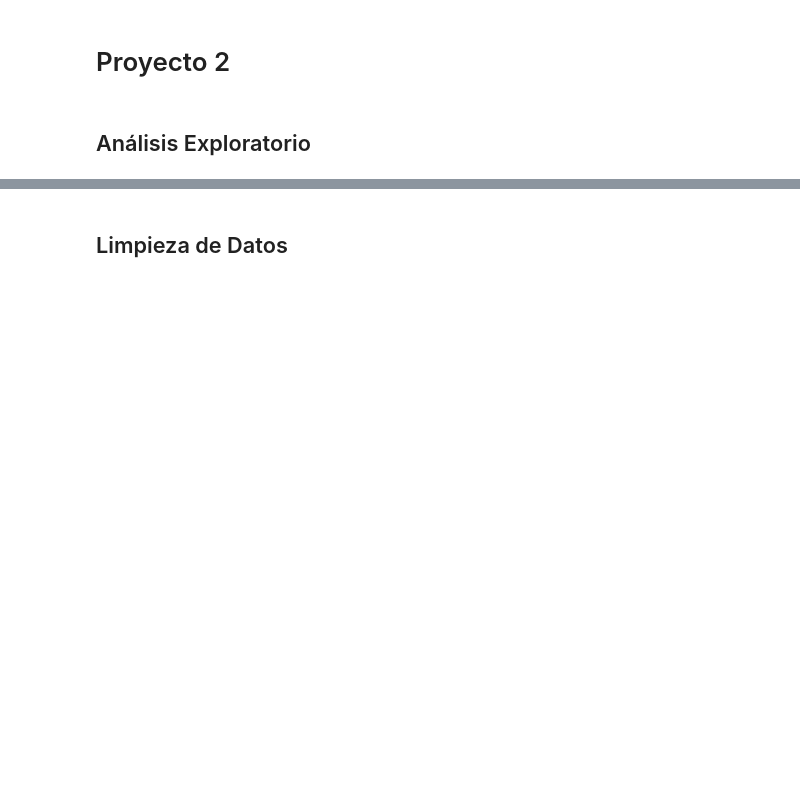
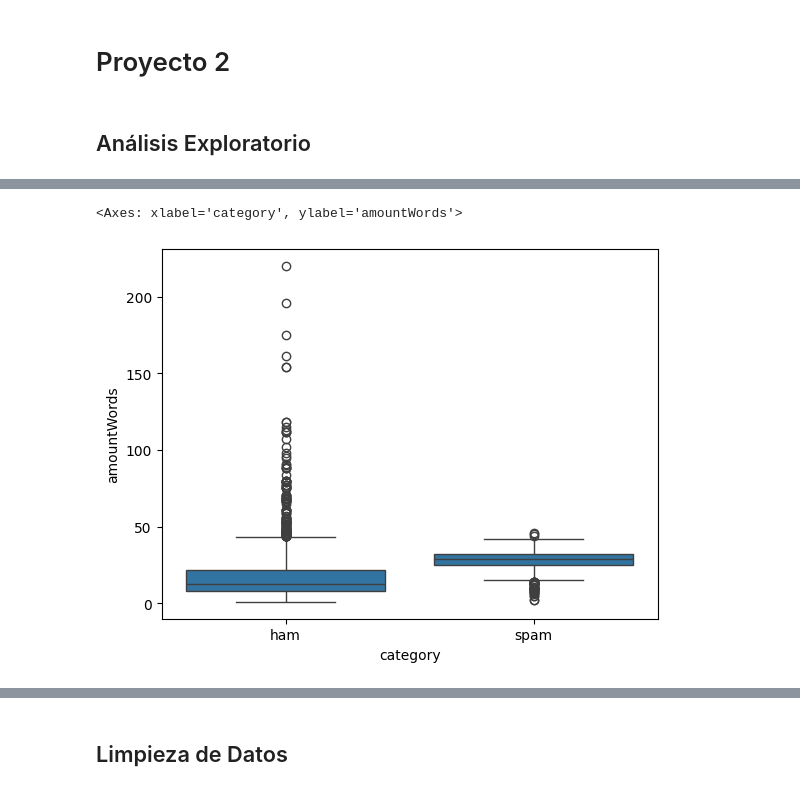
Before and after one commit to DiggsPapu/UVGIA, a Jupyter notebook: proyecto.ipynb, the cells around one changed output, grey strips where cells are left out. Cells and saved outputs as stored; diff of their text form; code cells hidden in the pictures; blank space fills up the shorter version.

```diff
--- a/proyecto.ipynb
+++ b/proyecto.ipynb
@@ -53,0 +53,14 @@ datos["Words"]
+# %%
+# Get the words splitted with the tokenize function
+# datos["words"] = datos["message"].apply(lambda x: nltk.tokenize.word_tokenize(x))
+# plot amount of words by ham or spam
+# datos["amountWords"] = datos["words"].apply(lambda x: len(x))
+# datos.groupby(["category"])["amountWords"].plot(kind='box')
+# datos.where(datos["category"]=='ham')
+# datos[datos["category"]=='ham']["amountWords"].plot(kind='box', label='ham')
+# datos[datos["category"]=='spam']["amountWords"].plot(kind='box', label='spam')
+sns.boxplot(x="category", y="amountWords", data=datos)
+# plt.show()
+# %% [output]
+<Axes: xlabel='category', ylabel='amountWords'>
+[figure, added]
```
Also changed, not shown: parts of 6 cells of this notebook.
